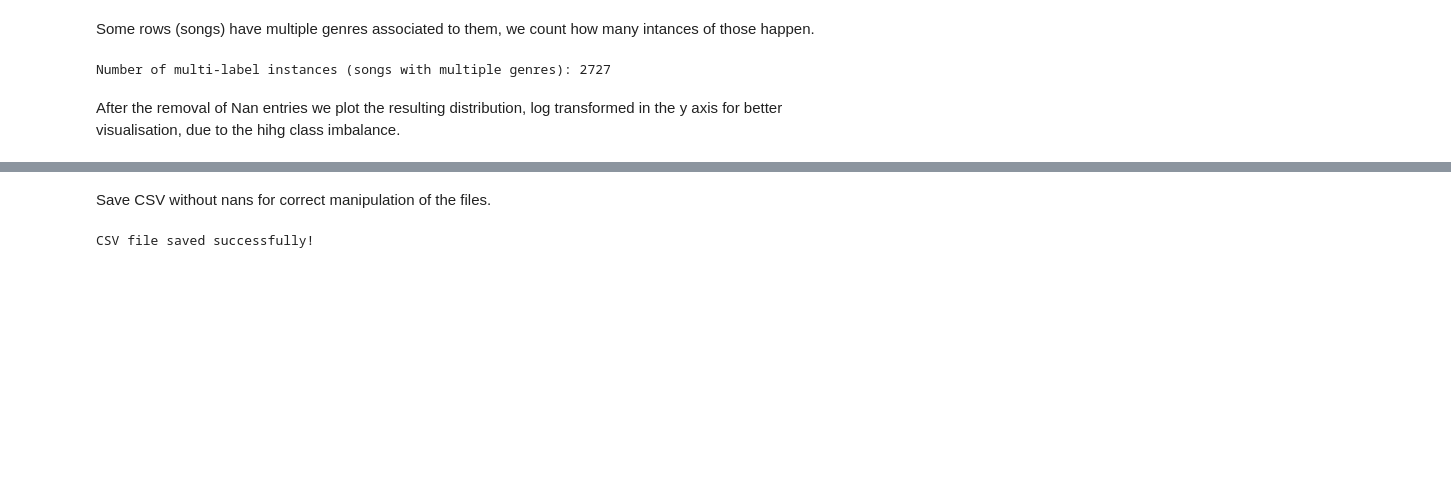
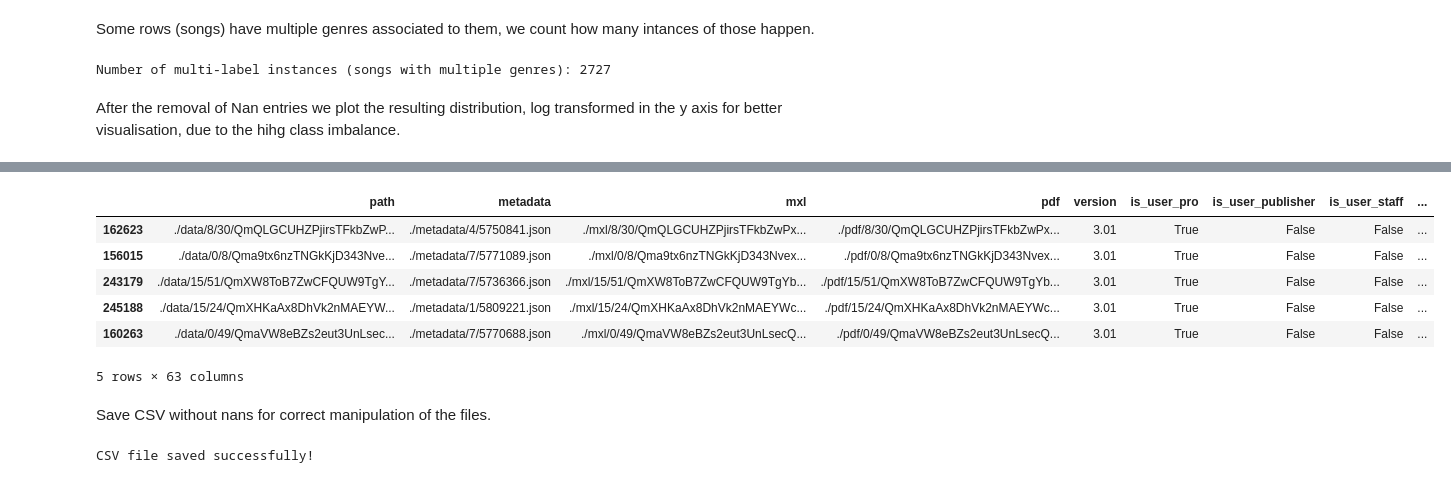
Before and after one commit to AlvGar9/MLP-sheet-music-genre, a Jupyter notebook: EDA.ipynb, the cells around one changed output, grey strips where cells are left out. Saved outputs shown, nothing was run; the diff lists cells and outputs as text; code cells hidden in the pictures; blank space fills up the shorter version.

```diff
--- a/EDA.ipynb
+++ b/EDA.ipynb
@@ -152,0 +118,43 @@ plt.show()
+# %%
+df['genres'] = df['genres'].astype(str)
+df['genres'] = df['genres'].str.split('-')  # Again, convert multi-label genres into lists
+
+# Genre mapping for new targets
+genre_map = {
+    "classical": "Classical",
+    "folk": "Folk/World",
+    "worldmusic": "Folk/World",
+    "rock": "Rock & Metal",
+    "metal": "Rock & Metal",
+    "pop": "Pop",
+    "jazz": "Jazz & Blues",
+    "blues": "Jazz & Blues",
+    "electronic": "Electronic & Dance",
+    "disco": "Electronic & Dance",
+    "newage": "Electronic & Dance",
+    "rbfunksoul": "R&B, Soul & Hip-Hop",
+    "hiphop": "R&B, Soul & Hip-Hop",
+    "soundtrack": "Soundtrack",
+    "religiousmusic": "Religious",
+    "experimental": "Experimental",
+    "darkwave": "Experimental",
+    "comedy": "Experimental",
+    "reggaeska": "Reggae & Ska"
+}
+
+# Function to remap genres
+def map_genres(genre_list):
+    return list(set(genre_map.get(genre.strip(), genre) for genre in genre_list))
+
+# Apply genre mapping
+df['new_genres'] = df['genres'].apply(map_genres)
+
+# Flatten list and count occurrences
+all_new_genres = [genre for sublist in df['new_genres'] for genre in sublist]
+new_genre_counts = Counter(all_new_genres)
+
+# New DataFrame for visualization
+new_genre_df = pd.DataFrame(new_genre_counts.items(), columns=['Genre', 'Count']).sort_values(by='Count', ascending=False)
+
+# New genre distribution
+print(new_genre_df)
@@ -153,3 +236,13 @@ plt.show()
+# %%
+df_balanced.head()
+# %% [output]
+|  | path | metadata | mxl | pdf | version | is_user_pro | is_user_publisher | is_user_staff | ... |
+| 162623 | ./data/8/30/QmQLGCUHZPjirsTFkbZwP... | ./metadata/4/5750841.json | ./mxl/8/30/QmQLGCUHZPjirsTFkbZwPx... | ./pdf/8/30/QmQLGCUHZPjirsTFkbZwPx... | 3.01 | True | False | False | ... |
+| 156015 | ./data/0/8/Qma9tx6nzTNGkKjD343Nve... | ./metadata/7/5771089.json | ./mxl/0/8/Qma9tx6nzTNGkKjD343Nvex... | ./pdf/0/8/Qma9tx6nzTNGkKjD343Nvex... | 3.01 | True | False | False | ... |
+| 243179 | ./data/15/51/QmXW8ToB7ZwCFQUW9TgY... | ./metadata/7/5736366.json | ./mxl/15/51/QmXW8ToB7ZwCFQUW9TgYb... | ./pdf/15/51/QmXW8ToB7ZwCFQUW9TgYb... | 3.01 | True | False | False | ... |
+| 245188 | ./data/15/24/QmXHKaAx8DhVk2nMAEYW... | ./metadata/1/5809221.json | ./mxl/15/24/QmXHKaAx8DhVk2nMAEYWc... | ./pdf/15/24/QmXHKaAx8DhVk2nMAEYWc... | 3.01 | True | False | False | ... |
+| 160263 | ./data/0/49/QmaVW8eBZs2eut3UnLsec... | ./metadata/7/5770688.json | ./mxl/0/49/QmaVW8eBZs2eut3UnLsecQ... | ./pdf/0/49/QmaVW8eBZs2eut3UnLsecQ... | 3.01 | True | False | False | ... |
+5 rows × 63 columns
 # %% [markdown]
 Save CSV without nans for correct manipulation of the files.
 # %%
```
Also changed, not shown: parts of 10 cells of this notebook.
